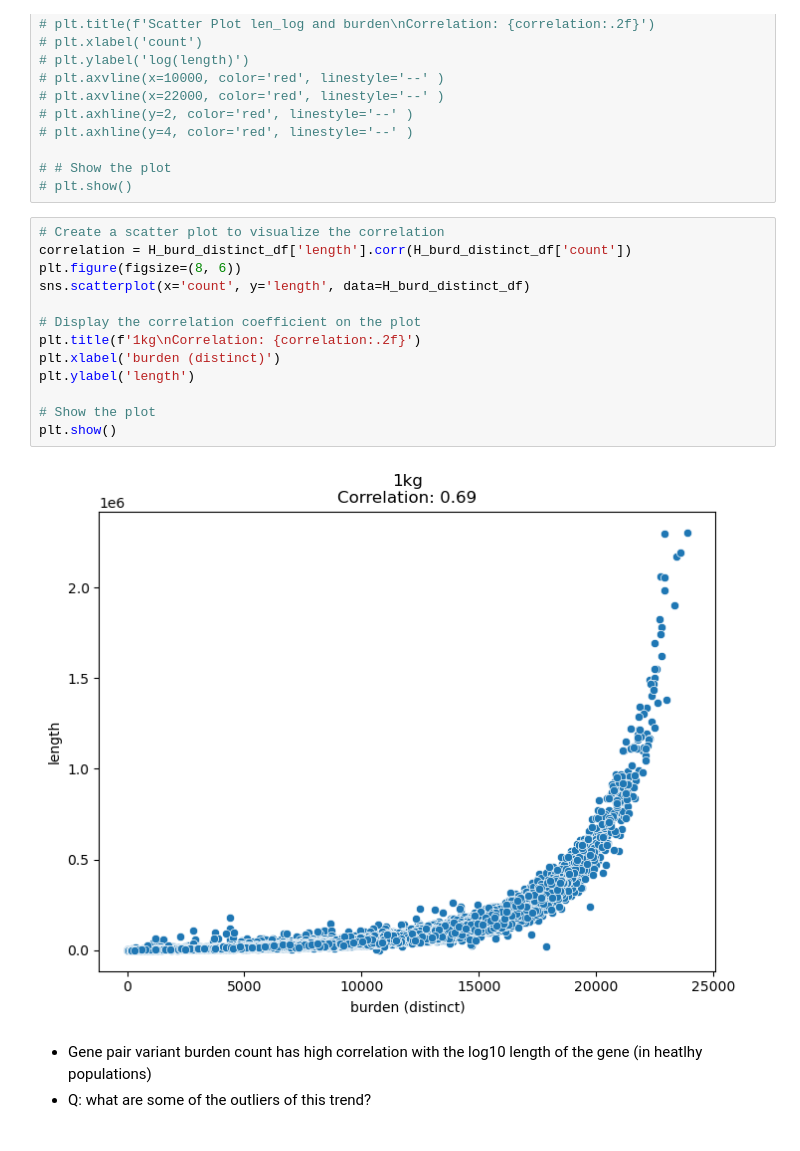
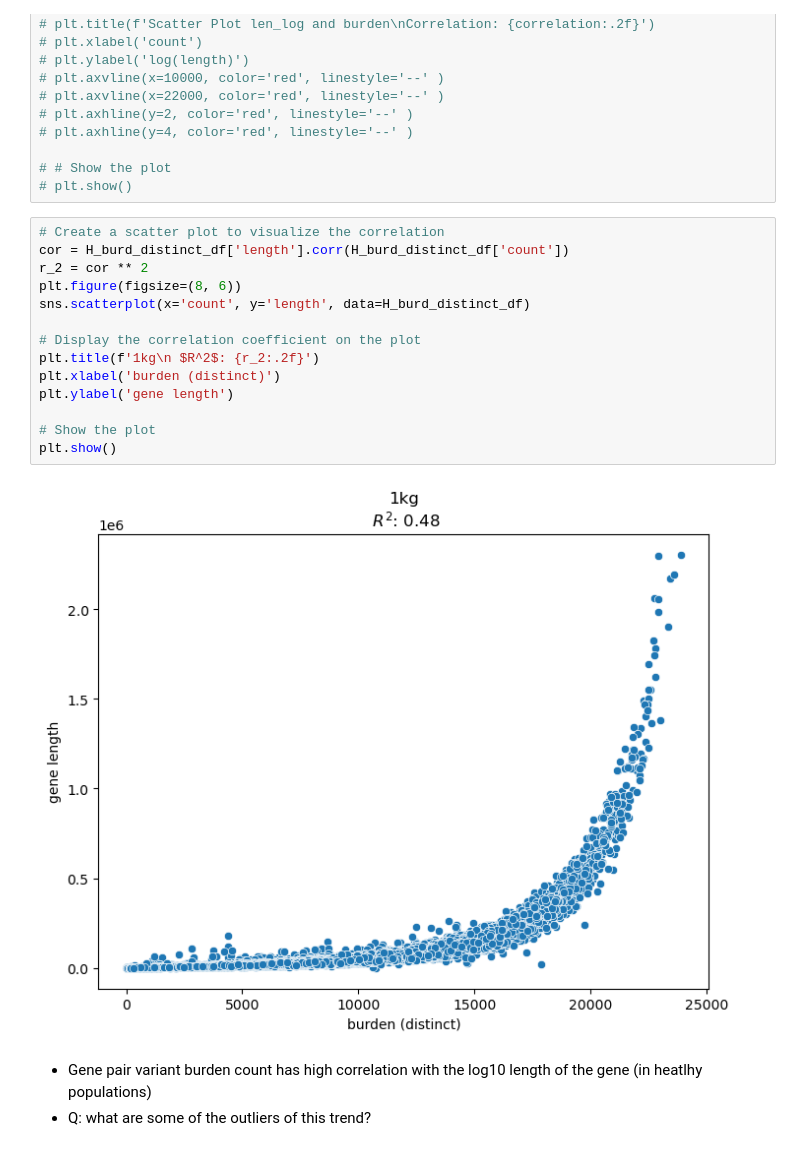
Before and after one commit to jakekrol/genefusion, a Jupyter notebook: scripts/python/prostate_analysis.ipynb, the cells around one changed output. Saved outputs shown, nothing was run; the diff lists cells and outputs as text.

```diff
--- a/scripts/python/prostate_analysis.ipynb
+++ b/scripts/python/prostate_analysis.ipynb
@@ -974,19 +989,20 @@ plt.show()
 # plt.show()
 # %%
 # Create a scatter plot to visualize the correlation
-correlation = H_burd_distinct_df['length'].corr(H_burd_distinct_df['count'])
+cor = H_burd_distinct_df['length'].corr(H_burd_distinct_df['count'])
+r_2 = cor ** 2
 plt.figure(figsize=(8, 6))
 sns.scatterplot(x='count', y='length', data=H_burd_distinct_df)
 
 # Display the correlation coefficient on the plot
-plt.title(f'1kg\nCorrelation: {correlation:.2f}')
+plt.title(f'1kg\n $R^2$: {r_2:.2f}')
 plt.xlabel('burden (distinct)')
-plt.ylabel('length')
+plt.ylabel('gene length')
 
 # Show the plot
 plt.show()
 # %% [output]
-[figure, old version]
+[figure, new version]
 # %% [markdown]
 - Gene pair variant burden count has high correlation with the log10 length of the gene (in heatlhy populations)
 - Q: what are some of the outliers of this trend?
```
Also changed, not shown: parts of 45 cells of this notebook.
